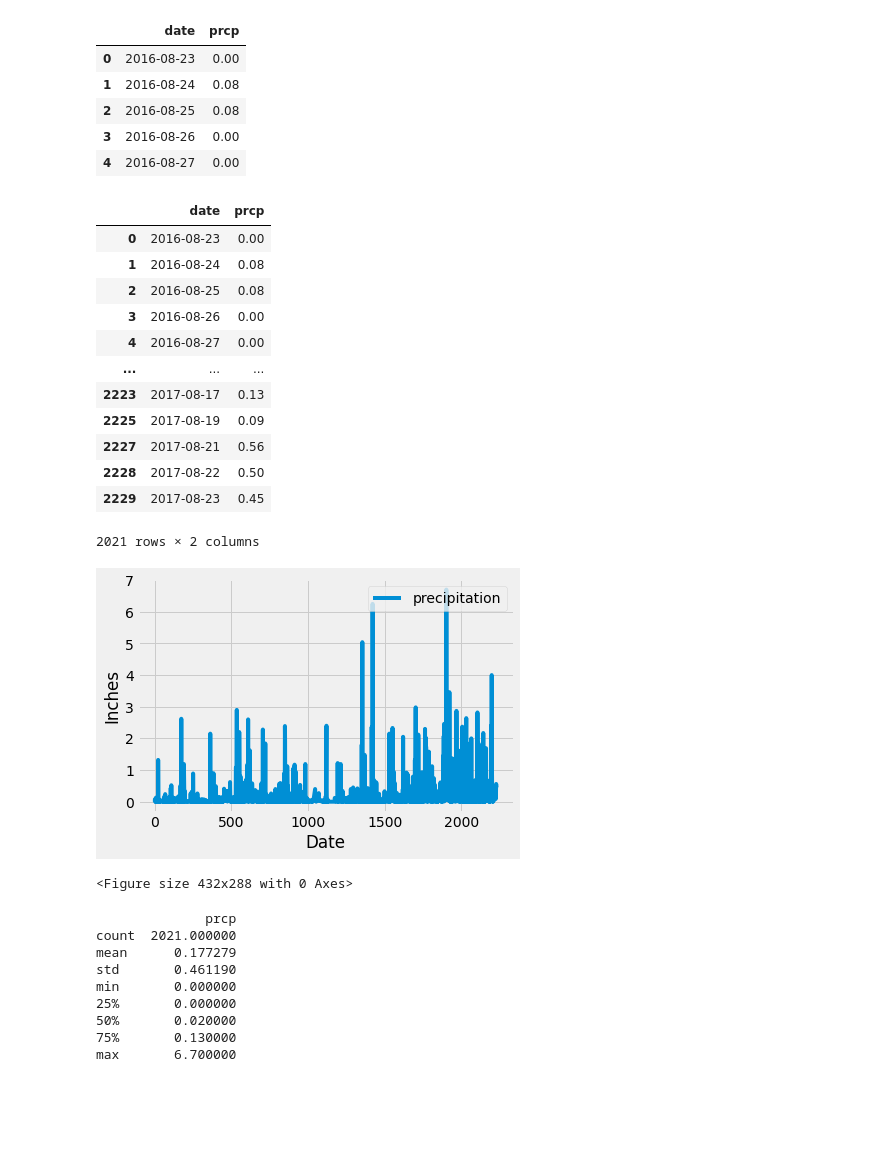
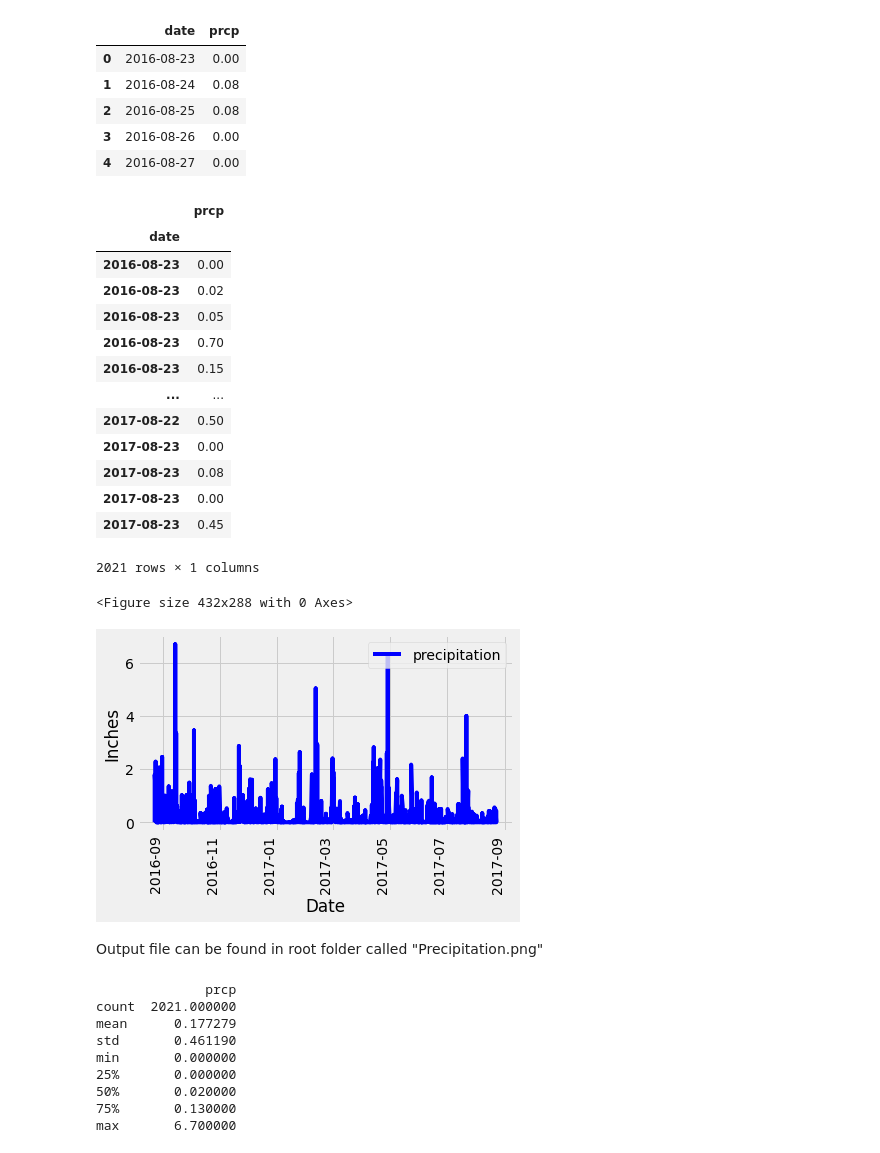
Before and after one commit to granginderpreet/sqlalchemy-challenge, a Jupyter notebook: climate_starter.ipynb, the cells around one changed output. Cells and saved outputs as stored; diff of their text form; code cells hidden in the pictures; blank space fills up the shorter version.

```diff
--- a/climate_starter.ipynb
+++ b/climate_starter.ipynb
@@ -121,39 +130,42 @@ prcp_df.head()
 
 prcp_df["date"]= pd.to_datetime(prcp_df['date'], format='%Y-%m-%d')
 # Save the query results as a Pandas DataFrame and set the index to the date column
-prcp_df1=prcp_df.set_index(["date"], drop=True)
-prcp_df1.head()
+prcp_df.set_index(["date"], drop=True,inplace=True)
+prcp_df.head()
 
 # * Sort the DataFrame values by `date`.
-prcp_df1.sort_index()
+prcp_df.sort_index()
 # %% [output]
-|  | date | prcp |
-| 0 | 2016-08-23 | 0.00 |
-| 1 | 2016-08-24 | 0.08 |
-| 2 | 2016-08-25 | 0.08 |
-| 3 | 2016-08-26 | 0.00 |
-| 4 | 2016-08-27 | 0.00 |
-| ... | ... | ... |
-| 2223 | 2017-08-17 | 0.13 |
-| 2225 | 2017-08-19 | 0.09 |
-| 2227 | 2017-08-21 | 0.56 |
-| 2228 | 2017-08-22 | 0.50 |
-| 2229 | 2017-08-23 | 0.45 |
+|  | prcp |
+| date |  |
+| 2016-08-23 | 0.00 |
+| 2016-08-23 | 0.02 |
+| 2016-08-23 | 0.05 |
+| 2016-08-23 | 0.70 |
+| 2016-08-23 | 0.15 |
+| ... | ... |
+| 2017-08-22 | 0.50 |
+| 2017-08-23 | 0.00 |
+| 2017-08-23 | 0.08 |
+| 2017-08-23 | 0.00 |
+| 2017-08-23 | 0.45 |
-2021 rows × 2 columns
+2021 rows × 1 columns
 # %%
 
 # * Plot the results using the DataFrame `plot` method.
-plt.clf()
-plt.plot(prcp_df1["prcp"], label="precipitation")
-prcp_df1.to_excel("output.xlsx")
+plt.figure()
+prcp_df.plot(y='prcp',color='blue', label="precipitation", rot=90)
+prcp_df.to_excel("output.xlsx")
 plt.xlabel("Date")
 plt.ylabel("Inches")
 plt.legend( loc ="upper right")
+plt.savefig("Precipitation.png")
 plt.show()
-plt.savefig("Precipitation.png")
 # %% [output]
+<Figure size 432x288 with 0 Axes>
-[figure, old version]
+[figure, new version]
-<Figure size 432x288 with 0 Axes>
+# %% [markdown]
+Output file can be found in root folder called "Precipitation.png"
 # %%
 # Use Pandas to calcualte the summary statistics for the precipitation data
 print(prcp_df.describe())
```
Also changed, not shown: parts of 8 cells of this notebook, 1 other file.
